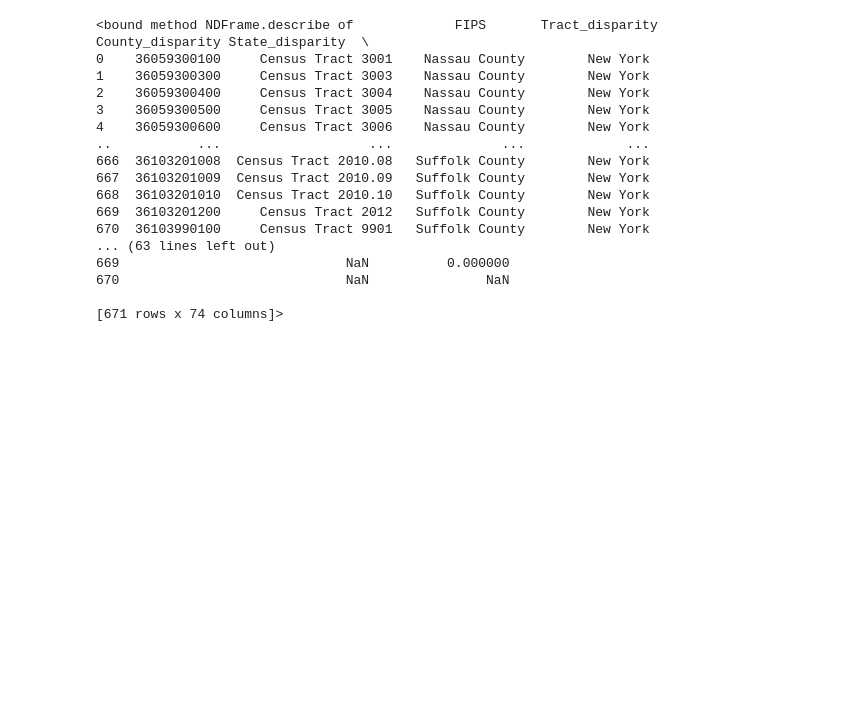
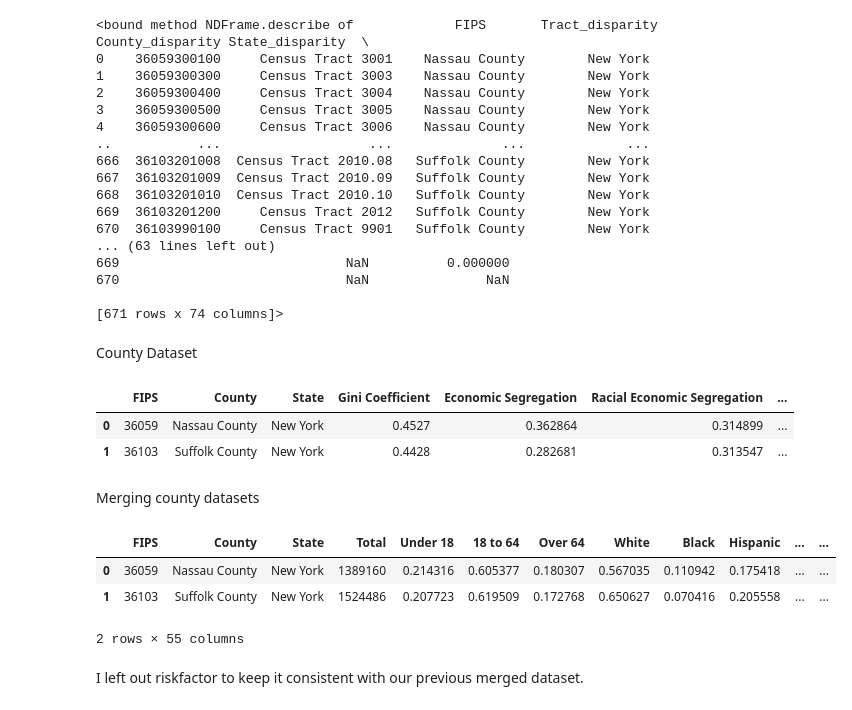
Before and after one commit to mdsptwry/merging_datasets, a Jupyter notebook: script.ipynb, the cells around one changed output. Drawn from its saved outputs; the diff is of its cells as text; code cells hidden in the pictures; blank space fills up the shorter version.

```diff
--- a/script.ipynb
+++ b/script.ipynb
@@ -107,3 +96,34 @@ merged_df.describe
 670                             NaN               NaN
 
 [671 rows x 74 columns]>
+# %% [markdown]
+County Dataset
+# %%
+# load datasets
+disparity_county = pd.read_csv("cif_data/disparity_county.csv")
+economics_county = pd.read_csv("cif_data/economics_county.csv")
+environment_county = pd.read_csv("cif_data/environment_county.csv")
+housing_county = pd.read_csv("cif_data/housing_county.csv")
+sociodemo_county = pd.read_csv("cif_data/sociodemo_county.csv")
+# %%
+disparity_county.head()
+# %% [output]
+|  | FIPS | County | State | Gini Coefficient | Economic Segregation | Racial Economic Segregation | ... |
+| 0 | 36059 | Nassau County | New York | 0.4527 | 0.362864 | 0.314899 | ... |
+| 1 | 36103 | Suffolk County | New York | 0.4428 | 0.282681 | 0.313547 | ... |
+# %% [markdown]
+Merging county datasets
+# %%
+merged_county_df = sociodemo_county.merge(economics_county, on=['FIPS', 'County', 'State'], how='inner')\
+               .merge(environment_county, on=['FIPS', 'County', 'State'], how='inner')\
+               .merge(housing_county, on=['FIPS', 'County', 'State'], how='inner')\
+               .merge(disparity_county, on=['FIPS', 'County', 'State'], how='inner')
+
+merged_county_df.head()
+# %% [output]
+|  | FIPS | County | State | Total | Under 18 | 18 to 64 | Over 64 | White | Black | Hispanic | ... | ... |
+| 0 | 36059 | Nassau County | New York | 1389160 | 0.214316 | 0.605377 | 0.180307 | 0.567035 | 0.110942 | 0.175418 | ... | ... |
+| 1 | 36103 | Suffolk County | New York | 1524486 | 0.207723 | 0.619509 | 0.172768 | 0.650627 | 0.070416 | 0.205558 | ... | ... |
+2 rows × 55 columns
+# %% [markdown]
+I left out riskfactor to keep it consistent with our previous merged dataset.
```
Also changed, not shown: parts of 6 cells of this notebook, 6 other files.
